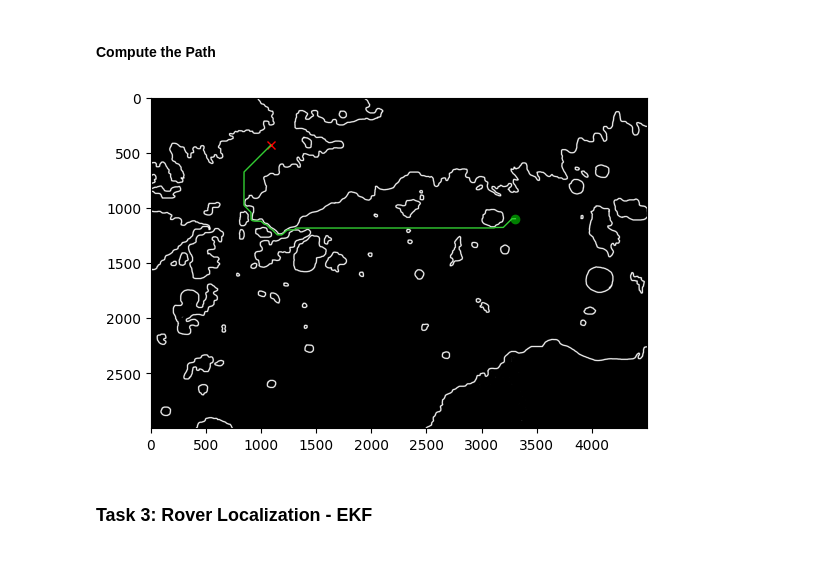
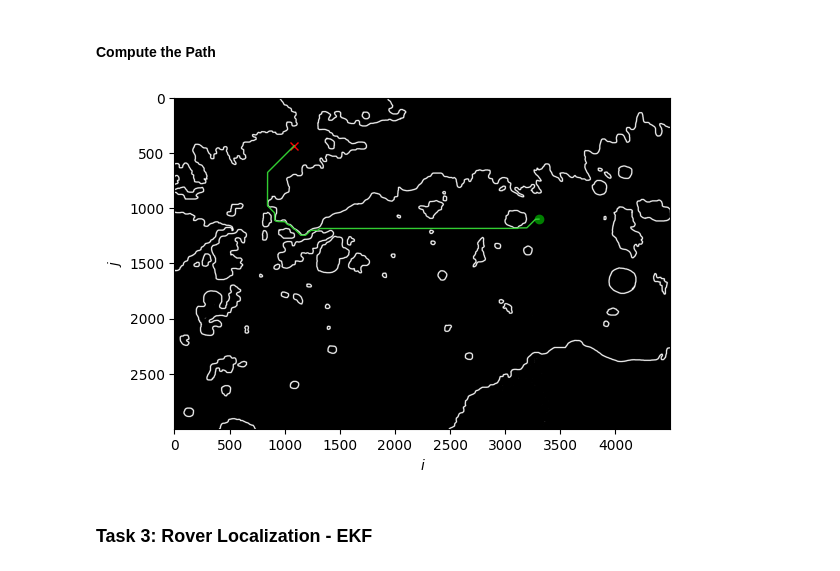
Before and after one commit to Leonardo-Russo/Autonomous-Driving-Rover, a Jupyter notebook: notebook.ipynb, the cells around one changed output. Cells and saved outputs as stored; diff of their text form; code cells hidden in the pictures.

Commit message:
fixing the plots

```diff
--- a/notebook.ipynb
+++ b/notebook.ipynb
@@ -329,28 +324,31 @@ def A_star(start, end, obstacle_map):
 # %%
 # Define Path location
 path_filepath = os.path.join('Data', 'path.pkl')
 
 if os.path.exists(path_filepath):
     with open(path_filepath, 'rb') as file:         # load path variable from Data
         path = pickle.load(file)
 
 else:
     path = A_star(start, end, obstacleMap)          # find the path using A* algorithm
     path = np.array(path)                           # convert to numpy matrix
 
     with open('Data/path.pkl', 'wb') as file:       # save path variable to Data
         pickle.dump(path, file)
 
 
 # Plot the Path
 plt.figure("Task 2 - Pathfinding")
 plt.imshow(obstacleMap, cmap='gray')
 plt.plot([start[1]], [start[0]], c='green', marker='o')
 plt.plot([end[1]], [end[0]], c='red', marker='x')
 plt.plot(path[:, 1], path[:, 0], c='limegreen', linestyle='-', linewidth=1)
+plt.xlabel(r'$i$')
+plt.ylabel(r'$j$')
+plt.savefig('Images/Astar_path.jpg', format='jpg', dpi=300)
 plt.show()
 # %% [output]
-[figure, old version]
+[figure, new version]
 # %% [markdown]
 ### Task 3: Rover Localization - EKF
 # %% [markdown]
```
Also changed, not shown: parts of 9 cells of this notebook, 12 other files.
